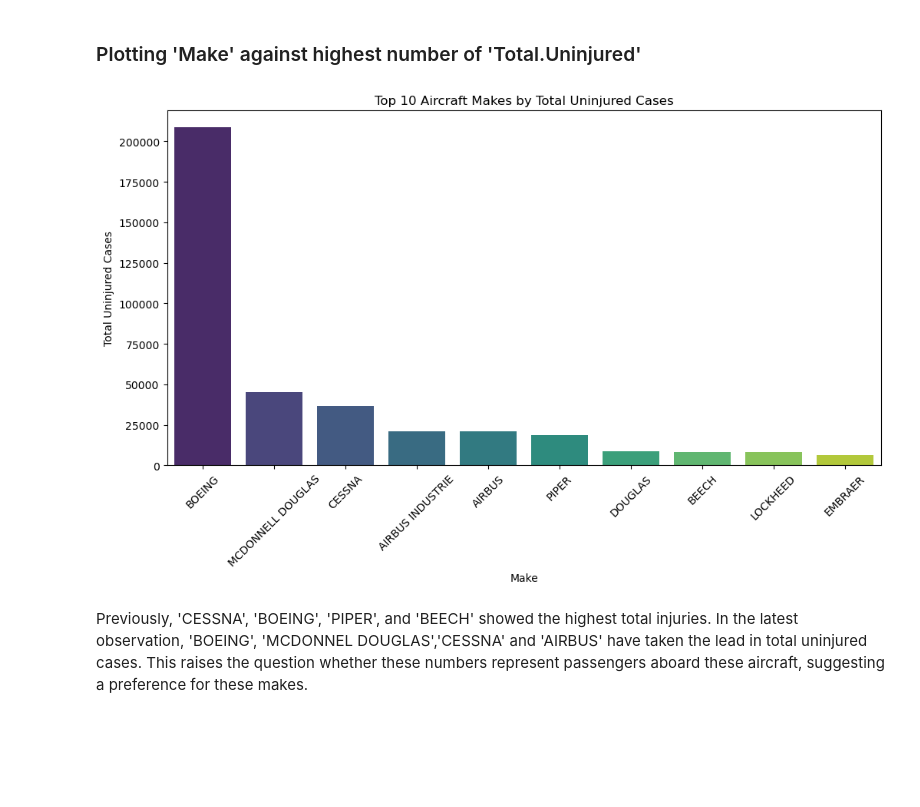
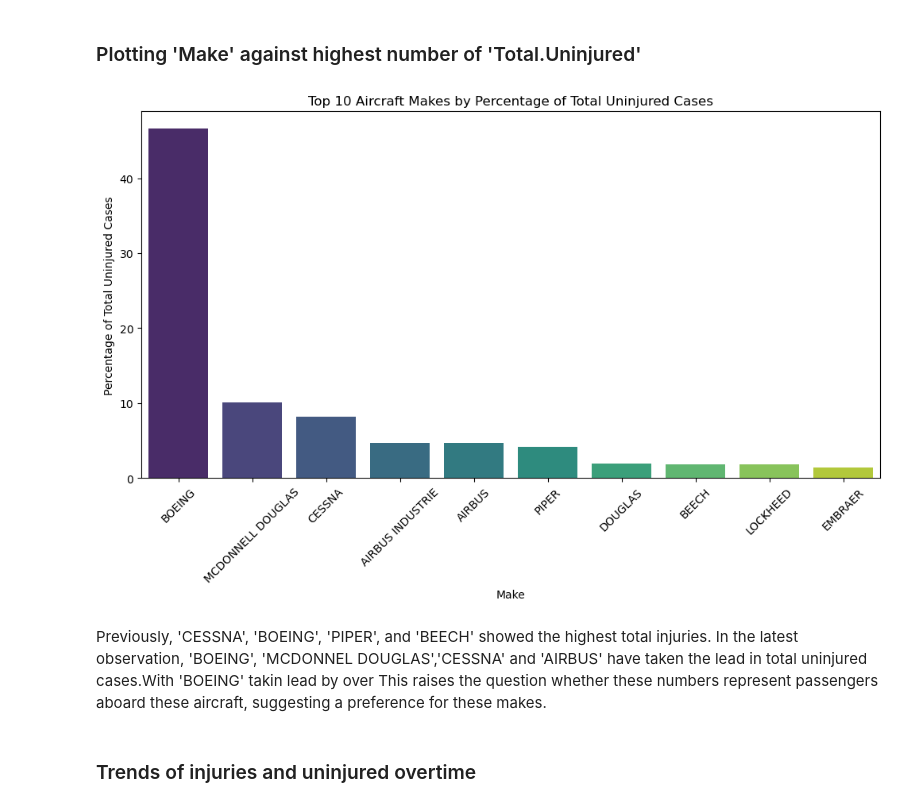
Before and after one commit to Namnyak/FINAL-PROJECT, a Jupyter notebook: FINAL_PROJECT.ipynb, the cells around one changed output. Cells and saved outputs as stored; diff of their text form; code cells hidden in the pictures; blank space fills up the shorter version.

```diff
--- a/FINAL_PROJECT.ipynb
+++ b/FINAL_PROJECT.ipynb
@@ -602,24 +611,32 @@ the highest count of uninjured cases, allowing for a comprehensive analysis to u
 associated with such significant case numbers.
 # %% [markdown]
 ### Plotting 'Make' against highest number of 'Total.Uninjured'
-# %%
-# Group by 'Make' and sum the 'Total.Uninjured'
-make_uninjured = aircraft_data.groupby('Make')['Total.Uninjured'].sum().reset_index()
-
-# Sort by Total Uninjured and select top 10 makes
-top_10_makes_uninjured = make_uninjured.sort_values(by='Total.Uninjured', ascending=False).head(10)
-
-# Plotting the top 10 makes by total uninjured cases
-plt.figure(figsize=(12, 6))
-sns.barplot(data=top_10_makes_uninjured, x='Make', y='Total.Uninjured', palette='viridis')
-plt.title('Top 10 Aircraft Makes by Total Uninjured Cases')
-plt.xlabel('Make')
-plt.ylabel('Total Uninjured Cases')
-plt.xticks(rotation=45)
-plt.show()
-# %% [output]
-[figure, removed]
+# %%
+# Group by 'Make' and sum the 'Total.Uninjured'
+make_uninjured = aircraft_data.groupby('Make')['Total.Uninjured'].sum().reset_index()
+
+# Calculate the total uninjured cases across all makes
+total_uninjured_cases = make_uninjured['Total.Uninjured'].sum()
+
+# Calculate percentage of total uninjured cases for each make
+make_uninjured['Percentage.Uninjured'] = (make_uninjured['Total.Uninjured'] / total_uninjured_cases) * 100
+
+# Sort by Percentage.Uninjured and select top 10 makes
+top_10_makes_uninjured = make_uninjured.sort_values(by='Percentage.Uninjured', ascending=False).head(10)
+
+# Plotting the top 10 makes by percentage of total uninjured cases
+plt.figure(figsize=(12, 6))
+sns.barplot(data=top_10_makes_uninjured, x='Make', y='Percentage.Uninjured', palette='viridis')
+plt.title('Top 10 Aircraft Makes by Percentage of Total Uninjured Cases')
+plt.xlabel('Make')
+plt.ylabel('Percentage of Total Uninjured Cases')
+plt.xticks(rotation=45)
+plt.show()
+# %% [output]
+[figure, added]
 # %% [markdown]
 Previously, 'CESSNA', 'BOEING', 'PIPER', and 'BEECH' showed the highest total injuries. In the latest observation, 'BOEING',
-'MCDONNEL DOUGLAS','CESSNA' and 'AIRBUS' have taken the lead in total uninjured cases. This raises the question whether these
+'MCDONNEL DOUGLAS','CESSNA' and 'AIRBUS' have taken the lead in total uninjured cases.With 'BOEING' takin lead by over  This raises the question whether these
 numbers represent passengers aboard these aircraft, suggesting a preference for these makes.
+# %% [markdown]
+### Trends of injuries and uninjured overtime
```
Also changed, not shown: parts of 26 cells of this notebook.
